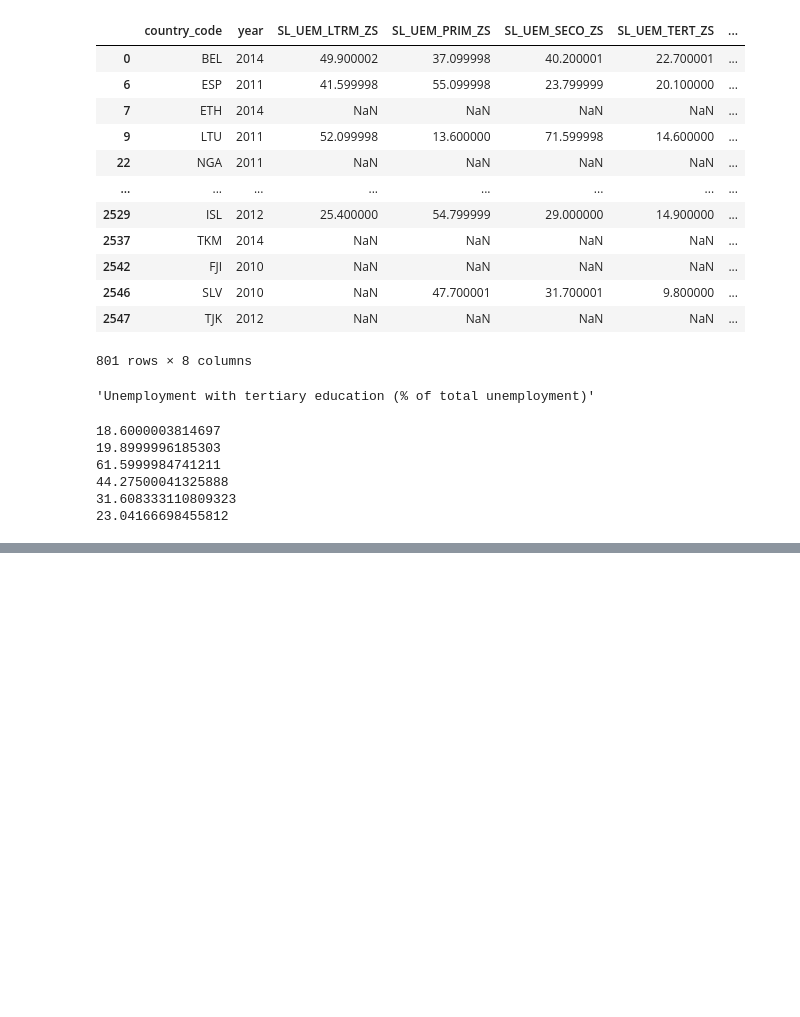
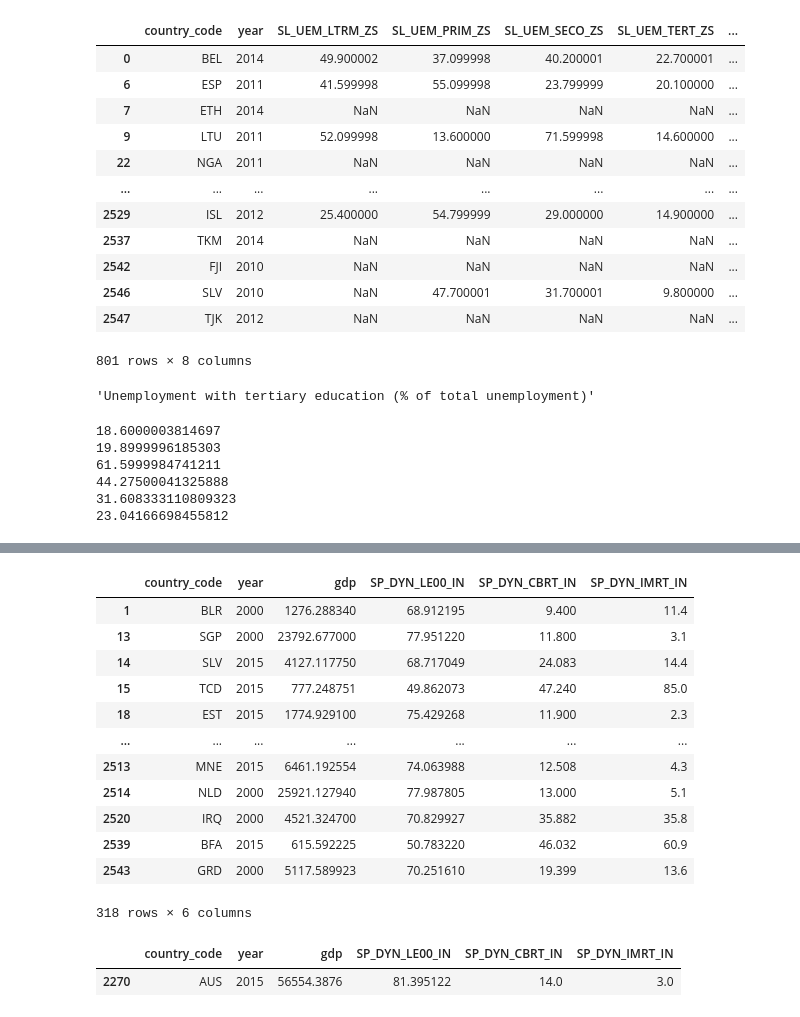
Before and after one commit to greg9702/Data-mining, a Jupyter notebook: Data_ming.ipynb, the cells around one changed output, grey strips where cells are left out. Saved outputs shown, nothing was run; the diff lists cells and outputs as text; code cells hidden in the pictures; blank space fills up the shorter version.

```diff
--- a/Data_ming.ipynb
+++ b/Data_ming.ipynb
@@ -1024,0 +1050,21 @@ test_data
+# %%
+df
+# %% [output]
+|  | country_code | year | gdp | SP_DYN_LE00_IN | SP_DYN_CBRT_IN | SP_DYN_IMRT_IN |
+| 1 | BLR | 2000 | 1276.288340 | 68.912195 | 9.400 | 11.4 |
+| 13 | SGP | 2000 | 23792.677000 | 77.951220 | 11.800 | 3.1 |
+| 14 | SLV | 2015 | 4127.117750 | 68.717049 | 24.083 | 14.4 |
+| 15 | TCD | 2015 | 777.248751 | 49.862073 | 47.240 | 85.0 |
+| 18 | EST | 2015 | 1774.929100 | 75.429268 | 11.900 | 2.3 |
+| ... | ... | ... | ... | ... | ... | ... |
+| 2513 | MNE | 2015 | 6461.192554 | 74.063988 | 12.508 | 4.3 |
+| 2514 | NLD | 2000 | 25921.127940 | 77.987805 | 13.000 | 5.1 |
+| 2520 | IRQ | 2000 | 4521.324700 | 70.829927 | 35.882 | 35.8 |
+| 2539 | BFA | 2015 | 615.592225 | 50.783220 | 46.032 | 60.9 |
+| 2543 | GRD | 2000 | 5117.589923 | 70.251610 | 19.399 | 13.6 |
+318 rows × 6 columns
+# %%
+df[(df['year'] == 2015) & (df['country_code'] == 'AUS')]
+# %% [output]
+|  | country_code | year | gdp | SP_DYN_LE00_IN | SP_DYN_CBRT_IN | SP_DYN_IMRT_IN |
+| 2270 | AUS | 2015 | 56554.3876 | 81.395122 | 14.0 | 3.0 |
```
Also changed, not shown: parts of 33 cells of this notebook, 5 other files.
